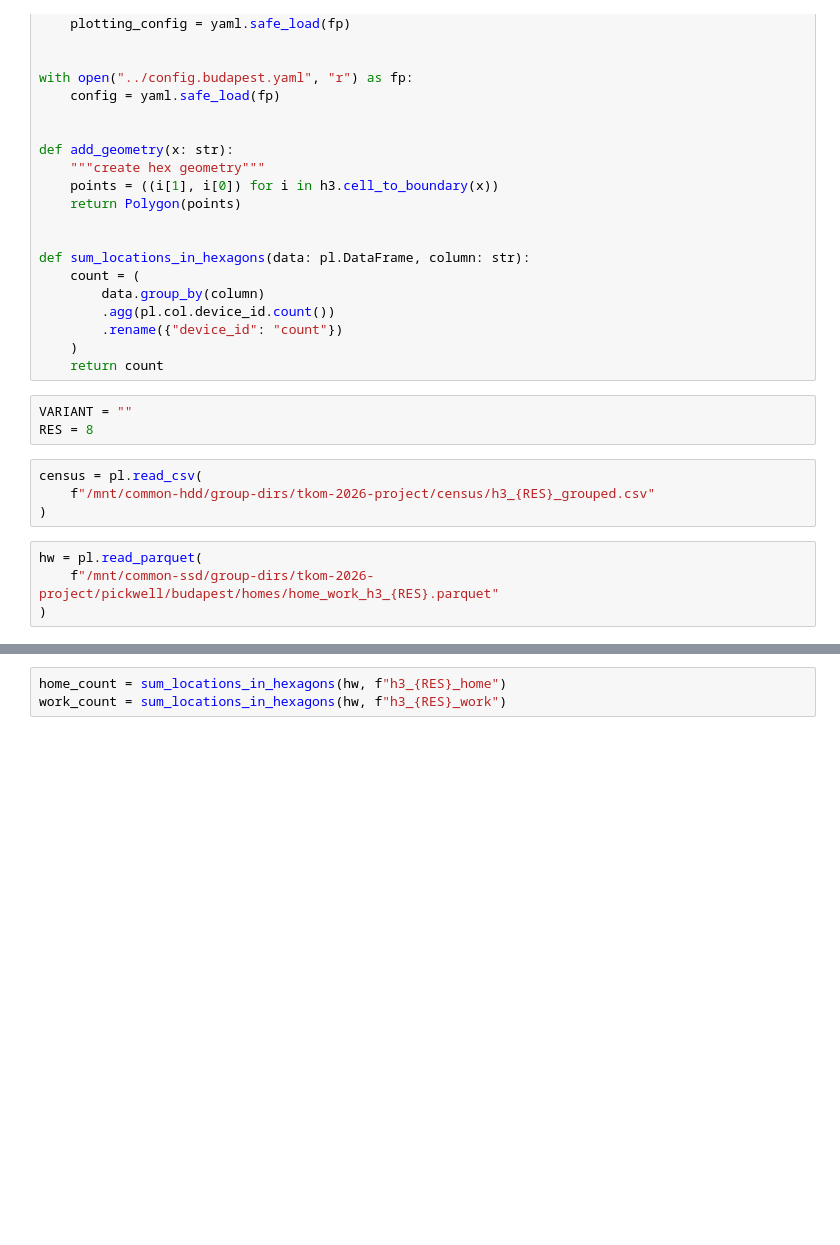
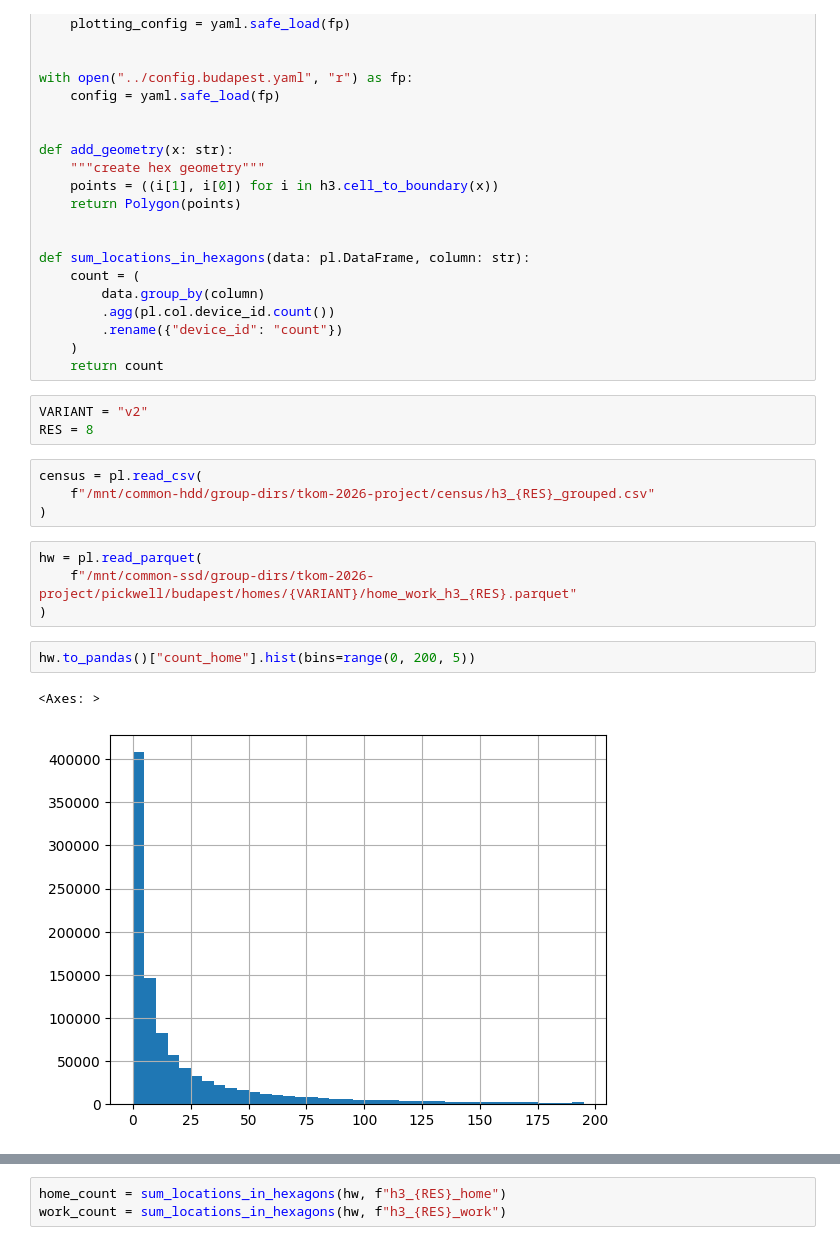
Before and after one commit to ANETILab/wp7_data_processing, a Jupyter notebook: src/06_analyze_home_and_work_locations.ipynb, the cells around one changed output, grey strips where cells are left out. Drawn from its saved outputs; the diff is of its cells as text; blank space fills up the shorter version.

```diff
--- a/src/06_analyze_home_and_work_locations.ipynb
+++ b/src/06_analyze_home_and_work_locations.ipynb
@@ -33,7 +33,7 @@ def sum_locations_in_hexagons(data: pl.DataFrame, column: str):
     )
     return count
 # %%
-VARIANT = ""
+VARIANT = "v2"
 RES = 8
 # %%
 census = pl.read_csv(
@@ -41,5 +41,10 @@ census = pl.read_csv(
 )
 # %%
 hw = pl.read_parquet(
-    f"/mnt/common-ssd/group-dirs/tkom-2026-project/pickwell/budapest/homes/home_work_h3_{RES}.parquet"
+    f"/mnt/common-ssd/group-dirs/tkom-2026-project/pickwell/budapest/homes/{VARIANT}/home_work_h3_{RES}.parquet"
 )
+# %%
+hw.to_pandas()["count_home"].hist(bins=range(0, 200, 5))
+# %% [output]
+<Axes: >
+[figure, added]
```
Also changed, not shown: parts of 11 cells of this notebook.
